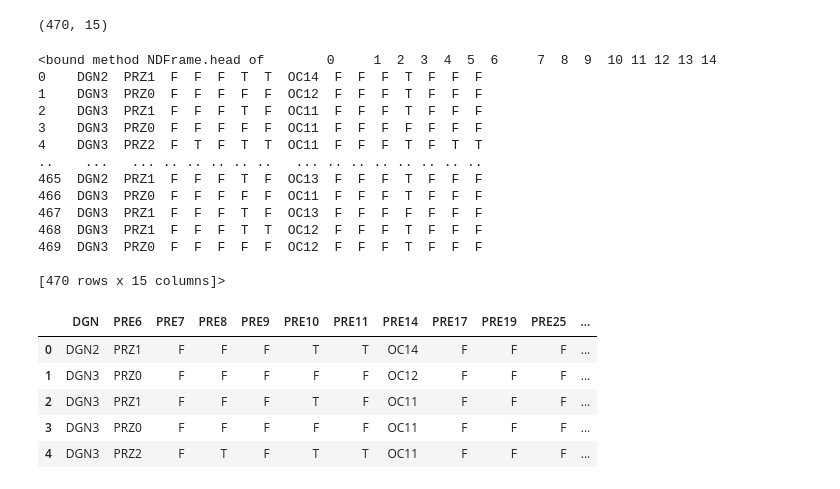
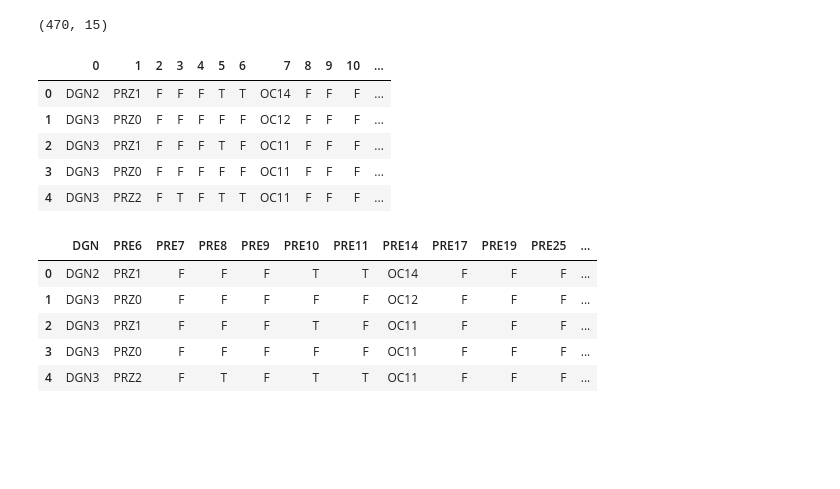
Before and after one commit to e-lubrini/thoracic-surgery-life-expectancy-classification, a Jupyter notebook: main.ipynb, the cells around one changed output. Saved outputs shown, nothing was run; the diff lists cells and outputs as text; code cells hidden in the pictures; blank space fills up the shorter version.

```diff
--- a/main.ipynb
+++ b/main.ipynb
@@ -172,22 +167,14 @@ feature_ds.shape
 (470, 15)
 # %%
 ds = pd.DataFrame(feature_ds)
-ds.head
+ds.head()
 # %% [output]
-<bound method NDFrame.head of        0     1  2  3  4  5  6     7  8  9  10 11 12 13 14
-0    DGN2  PRZ1  F  F  F  T  T  OC14  F  F  F  T  F  F  F
-1    DGN3  PRZ0  F  F  F  F  F  OC12  F  F  F  T  F  F  F
-2    DGN3  PRZ1  F  F  F  T  F  OC11  F  F  F  T  F  F  F
-3    DGN3  PRZ0  F  F  F  F  F  OC11  F  F  F  F  F  F  F
-4    DGN3  PRZ2  F  T  F  T  T  OC11  F  F  F  T  F  T  T
-..    ...   ... .. .. .. .. ..   ... .. .. .. .. .. .. ..
-465  DGN2  PRZ1  F  F  F  T  F  OC13  F  F  F  T  F  F  F
-466  DGN3  PRZ0  F  F  F  F  F  OC11  F  F  F  T  F  F  F
-467  DGN3  PRZ1  F  F  F  T  F  OC13  F  F  F  F  F  F  F
-468  DGN3  PRZ1  F  F  F  T  T  OC12  F  F  F  T  F  F  F
-469  DGN3  PRZ0  F  F  F  F  F  OC12  F  F  F  T  F  F  F
-
-[470 rows x 15 columns]>
+|  | 0 | 1 | 2 | 3 | 4 | 5 | 6 | 7 | 8 | 9 | 10 | ... |
+| 0 | DGN2 | PRZ1 | F | F | F | T | T | OC14 | F | F | F | ... |
+| 1 | DGN3 | PRZ0 | F | F | F | F | F | OC12 | F | F | F | ... |
+| 2 | DGN3 | PRZ1 | F | F | F | T | F | OC11 | F | F | F | ... |
+| 3 | DGN3 | PRZ0 | F | F | F | F | F | OC11 | F | F | F | ... |
+| 4 | DGN3 | PRZ2 | F | T | F | T | T | OC11 | F | F | F | ... |
 # %%
 ds.columns = ['DGN', 'PRE6', 'PRE7', 'PRE8', 'PRE9', 'PRE10', 'PRE11', 'PRE14', 'PRE17', 'PRE19', 'PRE25', 'PRE30', 'PRE32', 'Risk1Yr', 'label']
 ds.head()
```
Also changed, not shown: parts of 14 cells of this notebook.
